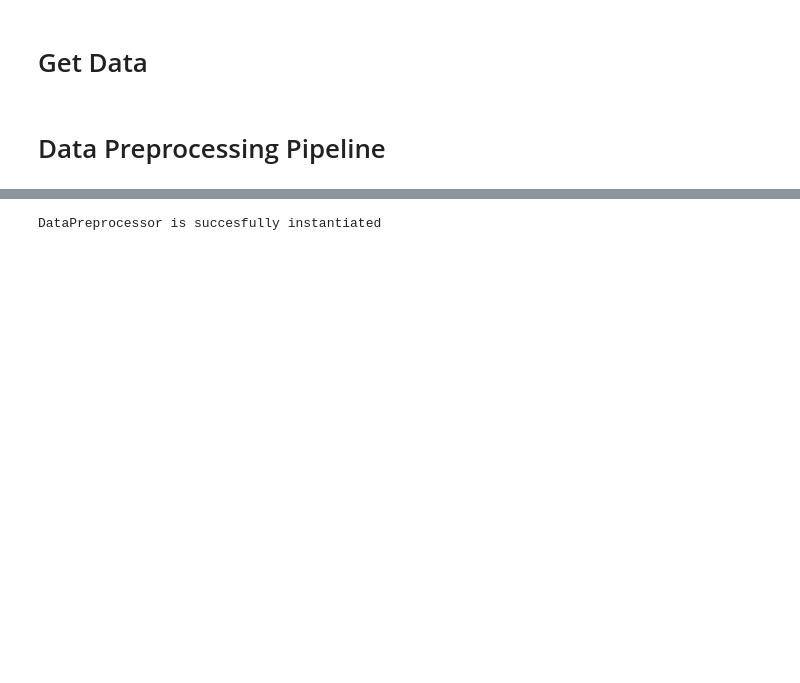
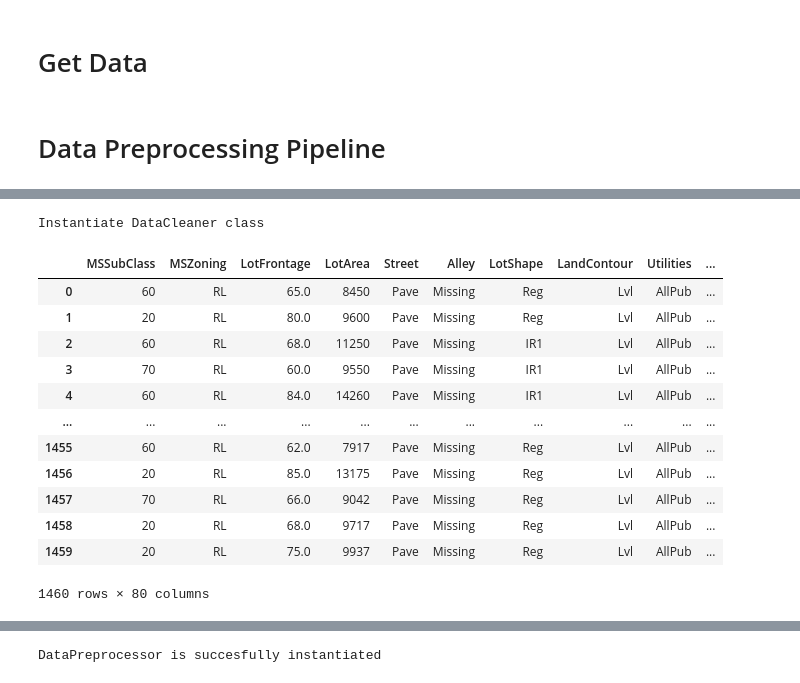
Before and after one commit to marcellinus-witarsah/house-prices-advanced-regression-techniques, a Jupyter notebook: notebooks/04-data-preparation-and-modelling.ipynb, the cells around one changed output, grey strips where cells are left out. Drawn from its saved outputs; the diff is of its cells as text; code cells hidden in the pictures; blank space fills up the shorter version.

Commit message:
Update 04-data-preparation-and-modelling.ipynb
Create Data Cleaner Class

```diff
--- a/notebooks/04-data-preparation-and-modelling.ipynb
+++ b/notebooks/04-data-preparation-and-modelling.ipynb
@@ -69,0 +72,80 @@ test_data_path = os.path.join(project_dir, os.getenv('RAW_FOLDER'), 'house-price
+# %%
+class DataCleaner:
+    def __init__(self) -> None:
+        print(f"Instantiate {__class__.__name__} class")
+
+    def process_data(self, dataset: pd.DataFrame, dataset_type: str) -> pd.DataFrame:
+        dataset = self.__drop_feature(dataset=dataset, columns=['Id'])
+        dataset = self.__change_feature_type(dataset=dataset, mapper={'MSSubClass': str})
+        dataset = self.__impute_missing_numerical_feature(dataset=dataset, dataset_type=dataset_type)
+        dataset = self.__impute_missing_categorical_feature(dataset=dataset, dataset_type=dataset_type)
+        return dataset
+
+    def __drop_feature(self, dataset: pd.DataFrame, columns: list) -> pd.DataFrame:
+        return dataset.drop(columns=columns)
+
+    def __change_feature_type(self, dataset: pd.DataFrame, mapper: dict) -> pd.DataFrame:
+        return dataset.astype(mapper)
+
+    def __impute_missing_numerical_feature(self, dataset: pd.DataFrame, dataset_type: str) -> pd.DataFrame:
+        numerical_features = dataset.select_dtypes(include=['int', 'float']).columns.tolist()
+        if dataset_type == 'train':
+            # fill missing numerical features with mean
+            imputer = SimpleImputer(strategy='mean')
+            dataset.loc[:, numerical_features] = imputer.fit_transform(dataset.loc[:, numerical_features])
+            pickle.dump(imputer, open(os.path.join(os.path.join(project_dir, os.getenv('NUMERICAL_IMPUTER_PATH'))), "wb"))
+
+        elif dataset_type == 'test':
+            # fill missing numerical features with saved mean imputer
+            imputer = pickle.load(open(os.path.join(os.path.join(project_dir, os.getenv('NUMERICAL_IMPUTER_PATH'))), "rb"))
+            dataset.loc[:, numerical_features] = imputer.fit_transform(dataset.loc[:, numerical_features])
+        else:
+            print("dataset_type is neither train or test")
+        return dataset
+
+    def __impute_missing_categorical_feature(self, dataset: pd.DataFrame, dataset_type: str) -> pd.DataFrame:
+        categorical_columns = dataset.select_dtypes(include=['object']).columns.tolist()
+
+        # fill expected missing categorical values
+        categorical_columns_missing_on_purpose = [
+            'Alley', 'MasVnrType', 'BsmtQual', 'BsmtCond',
+            'BsmtExposure', 'BsmtFinType1', 'BsmtFinType2', 'FireplaceQu',
+            'GarageType', 'GarageFinish', 'GarageQual','GarageCond',
+            'PoolQC', 'Fence', 'MiscFeature'
+        ]
+        imputer = SimpleImputer(strategy='constant', fill_value='Missing')
+        dataset.loc[:, categorical_columns_missing_on_purpose] = imputer.fit_transform(dataset.loc[:, categorical_columns_missing_on_purpose])
+
+        if dataset_type == 'train':
+            # fill missing categorical features with mode
+            imputer = SimpleImputer(strategy='most_frequent')
+            dataset.loc[:, categorical_columns] = imputer.fit_transform(dataset.loc[:, categorical_columns])
+            pickle.dump(imputer, open(os.path.join(project_dir, os.getenv('CATEGORICAL_IMPUTER_PATH')), 'wb'))
+
+        elif dataset_type == 'test':
+            # fill missing categorical features with saved mode imputer
+            imputer = pickle.load(open(os.path.join(os.path.join(project_dir, os.getenv('CATEGORICAL_IMPUTER_PATH'))), "rb"))
+            dataset.loc[:, categorical_imputer] = imputer.fit_transform(dataset.loc[:, categorical_imputer])
+        else:
+            print("dataset_type is neither train or test")
+        return dataset
+
+
+
+data_cleaner = DataCleaner()
+data_cleaner.process_data(train_df, "train")
+# %% [output]
+Instantiate DataCleaner class
+|  | MSSubClass | MSZoning | LotFrontage | LotArea | Street | Alley | LotShape | LandContour | Utilities | ... |
+| 0 | 60 | RL | 65.0 | 8450 | Pave | Missing | Reg | Lvl | AllPub | ... |
+| 1 | 20 | RL | 80.0 | 9600 | Pave | Missing | Reg | Lvl | AllPub | ... |
+| 2 | 60 | RL | 68.0 | 11250 | Pave | Missing | IR1 | Lvl | AllPub | ... |
+| 3 | 70 | RL | 60.0 | 9550 | Pave | Missing | IR1 | Lvl | AllPub | ... |
+| 4 | 60 | RL | 84.0 | 14260 | Pave | Missing | IR1 | Lvl | AllPub | ... |
+| ... | ... | ... | ... | ... | ... | ... | ... | ... | ... | ... |
+| 1455 | 60 | RL | 62.0 | 7917 | Pave | Missing | Reg | Lvl | AllPub | ... |
+| 1456 | 20 | RL | 85.0 | 13175 | Pave | Missing | Reg | Lvl | AllPub | ... |
+| 1457 | 70 | RL | 66.0 | 9042 | Pave | Missing | Reg | Lvl | AllPub | ... |
+| 1458 | 20 | RL | 68.0 | 9717 | Pave | Missing | Reg | Lvl | AllPub | ... |
+| 1459 | 20 | RL | 75.0 | 9937 | Pave | Missing | Reg | Lvl | AllPub | ... |
+1460 rows × 80 columns
```
Also changed, not shown: parts of 3 cells of this notebook.
